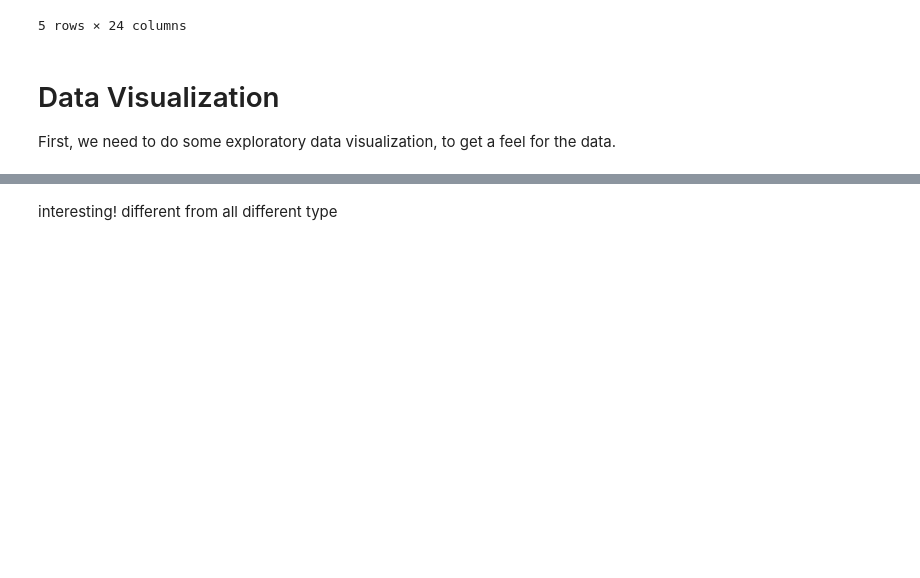
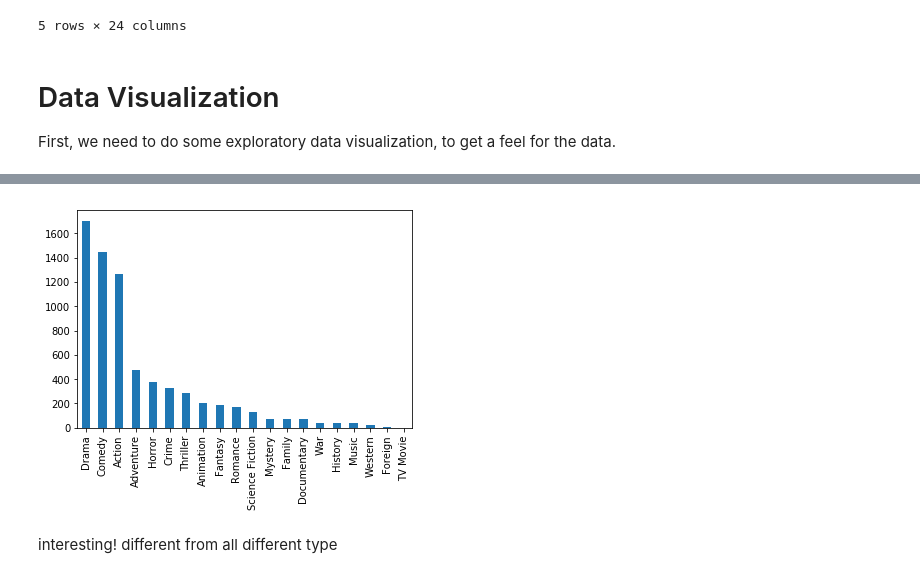
Before and after one commit to k-chau/What-Makes-a-Movie-Profit-, a Jupyter notebook: FinalProject.ipynb, the cells around one changed output, grey strips where cells are left out. Saved outputs shown, nothing was run; the diff lists cells and outputs as text; code cells hidden in the pictures; blank space fills up the shorter version.

```diff
--- a/FinalProject.ipynb
+++ b/FinalProject.ipynb
@@ -185,8 +210,10 @@ We can see most of movies return rate are close to each other and under 100, but
 # %%
-#Plot a bar chart showing the number of movie in each geners.
-MajorStatus = df['main_genres'].value_counts()
+# Plot a bar chart showing the number of movies in each genre.
+MajorStatus = df['main_genre'].value_counts()
 MajorStatus.plot.bar()
 f1 = plt.gcf()
+# %% [output]
+[figure, added]
 # %%
 toPlot_Animation= df[df["main_genres"]=="Animation"]['profit']
 n, bins, patches = plt.hist(toPlot_Animation, 25)
```
Also changed, not shown: parts of 12 cells of this notebook.
